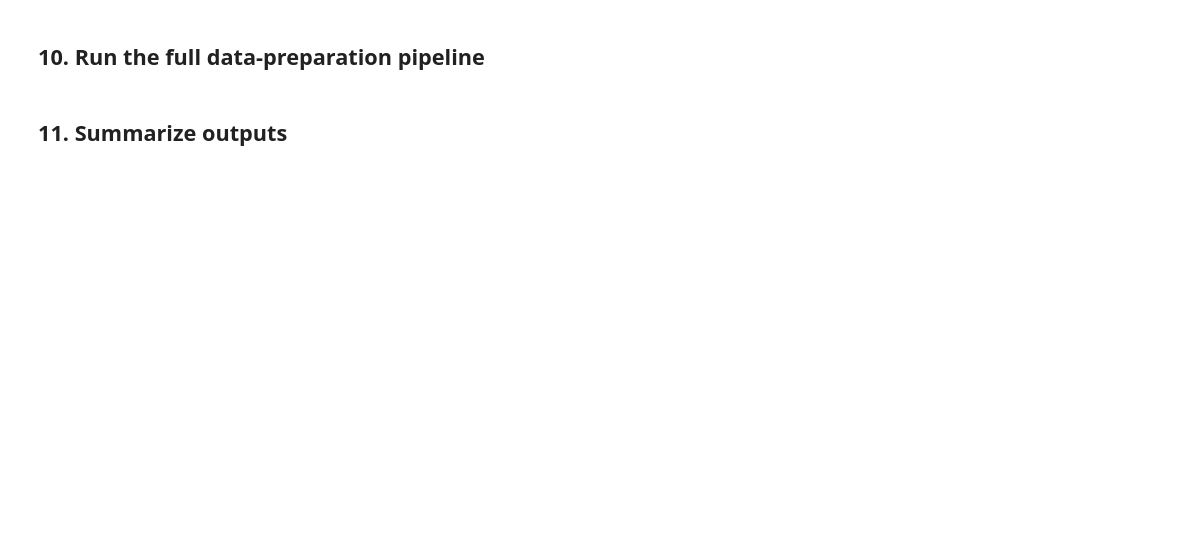
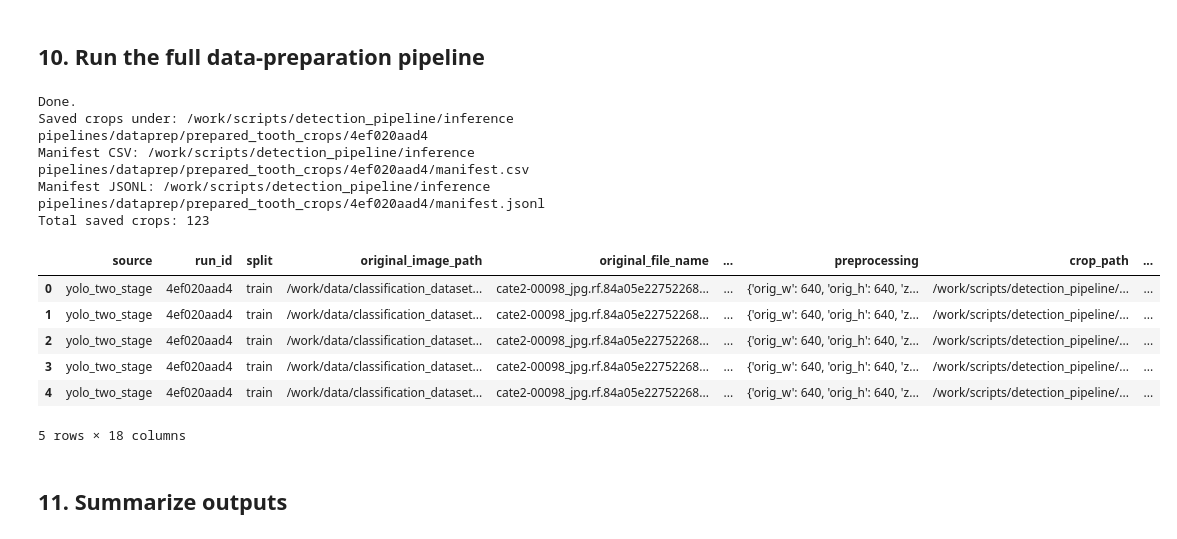
Before and after one commit to sutheo17/VITMMB10-halado-adatelemzesi-labor, a Jupyter notebook: project/scripts/detection_pipeline/inference pipelines/dataprep/yolo_two_stage_dataprep_pipeline.ipynb, the cells around one changed output. Saved outputs shown, nothing was run; the diff lists cells and outputs as text; code cells hidden in the pictures; blank space fills up the shorter version.

```diff
--- a/project/scripts/detection_pipeline/inference pipelines/dataprep/yolo_two_stage_dataprep_pipeline.ipynb
+++ b/project/scripts/detection_pipeline/inference pipelines/dataprep/yolo_two_stage_dataprep_pipeline.ipynb
@@ -63,9 +67,13 @@ class PipelineConfig:
     # User-selectable image filtering labels.
     # If empty, all images are processed. Otherwise, an image is processed when it has
     # at least one COCO annotation whose category name/id matches these selections.
-    selected_image_category_names: tuple[str, ...] = ('frontal',)
-    selected_image_category_ids: tuple[int, ...] = ()
-    category_name_match_mode: str = 'contains'  # 'contains' or 'exact', case-insensitive
+    selected_image_category_names: tuple[str, ...] = ()
+
+    selected_image_category_ids: tuple[int, ...] = (#1, #34, 35, 36, 37, 38, 39, 40, 41, 42, 43, 44, 45, 46, 47, 48, 49, 50, 51,
+                                                    #52 , 53, 54, 55, 56, 57, 58, 59, 60, 61, 62, 63, 64, 65, 66, 67, 68, 69, 70,
+                                                    #71, 72, 73, 74, 75, 76, 77, 78, 79)
+    )
+    category_name_match_mode: str = 'startswith'  # 'contains' or 'exact', case-insensitive
 
     # YOLO/model configuration copied from the evaluation notebook.
     image_size: int = 640
@@ -245,7 +303,7 @@ class LitYOLOv5(torch.nn.Module):
             'label_smoothing': 0.0, 'anchor_t': 4.0,
         }
 
-model_path = PROJECT_ROOT / 'output' / cfg.experiment_name / 'weights' / 'final_model.pt'
+model_path = PROJECT_ROOT / 'final_models' / cfg.experiment_name / 'weights' / 'final_model.pt'
 if not model_path.exists():
     raise FileNotFoundError(f'Model weights not found at {model_path}')
 
@@ -534,21 +613,17 @@ def save_crop_with_metadata(
 ) -> dict[str, Any]:
     output_image_dir.mkdir(parents=True, exist_ok=True)
     crop_path = output_image_dir / f'{crop_name}.jpg'
-    meta_path = output_image_dir / f'{crop_name}.json'
 
     crop = orig_img.crop(crop_box)
     crop.save(crop_path, quality=cfg.jpeg_quality)
 
     metadata = dict(metadata)
     metadata['crop_path'] = str(crop_path)
-    metadata['metadata_path'] = str(meta_path)
     metadata['crop_box_xyxy'] = list(map(int, crop_box))
     metadata['crop_width'] = int(crop_box[2] - crop_box[0])
     metadata['crop_height'] = int(crop_box[3] - crop_box[1])
 
-    with meta_path.open('w', encoding='utf-8') as f:
-        json.dump(metadata, f, indent=2)
-
+    # INNEN KIVETTÜK A JSON MENTÉST! Csak visszaadjuk a dict-et.
     return metadata
 
 
@@ -642,6 +724,8 @@ for record in tqdm(all_records, desc='Processing filtered classification images'
     pred_labels = final_pred_padded['labels'].detach().cpu()
     pred_scores = final_pred_padded['scores'].detach().cpu()
 
+    image_folder_metadata = []
+
     # Save YOLO-selected tooth crops.
     for i, (box, label, score) in enumerate(zip(pred_boxes_original, pred_labels, pred_scores)):
         crop_box = expand_and_clip_xyxy(box.tolist(), orig_w, orig_h, margin=cfg.yolo_crop_margin)
@@ -676,8 +760,15 @@ for record in tqdm(all_records, desc='Processing filtered classification images'
             },
         )
         manifest_rows.append(meta)
+        image_folder_metadata.append(meta) # Hozzáadjuk a mappa-szintű listához is
+
+    if len(image_folder_metadata) > 0:
+        folder_json_path = image_output_dir / 'annotations.json'
+        with folder_json_path.open('w', encoding='utf-8') as f:
+            json.dump(image_folder_metadata, f, indent=2)
 
     # Save annotated teeth missed by YOLO.
+    '''
     missed_annotations = find_missed_annotations(
         record['annotations'],
         pred_boxes_original,
@@ -709,34 +800,47 @@ for record in tqdm(all_records, desc='Processing filtered classification images'
                 'original_image_path': str(image_path),
                 'original_file_name': record['file_name'],
                 'image_id': int(record['image_id']),
                 'annotation_id': int(ann.get('id', -1)),
                 'original_width': orig_w,
                 'original_height': orig_h,
                 'coco_category_id': coco_category_id,
                 'category_name': category_name,
                 'score': None,
                 'raw_box_original_xyxy': [float(x) for x in gt_xyxy],
                 'margin_used': cfg.missed_gt_crop_margin,
                 'matched_yolo_iou_threshold': cfg.missed_match_iou_threshold,
             },
         )
         manifest_rows.append(meta)
-
+'''
 manifest_df = pd.DataFrame(manifest_rows)
 manifest_csv_path = RUN_OUTPUT_DIR / 'manifest.csv'
 manifest_jsonl_path = RUN_OUTPUT_DIR / 'manifest.jsonl'
 
 manifest_df.to_csv(manifest_csv_path, index=False)
 with manifest_jsonl_path.open('w', encoding='utf-8') as f:
     for row in manifest_rows:
         f.write(json.dumps(row) + '\n')
 
 print('Done.')
 print('Saved crops under:', RUN_OUTPUT_DIR)
 print('Manifest CSV:', manifest_csv_path)
 print('Manifest JSONL:', manifest_jsonl_path)
 print('Total saved crops:', len(manifest_df))
 display(manifest_df.head())
+# %% [output]
+Done.
+Saved crops under: /work/scripts/detection_pipeline/inference pipelines/dataprep/prepared_tooth_crops/4ef020aad4
+Manifest CSV: /work/scripts/detection_pipeline/inference pipelines/dataprep/prepared_tooth_crops/4ef020aad4/manifest.csv
+Manifest JSONL: /work/scripts/detection_pipeline/inference pipelines/dataprep/prepared_tooth_crops/4ef020aad4/manifest.jsonl
+Total saved crops: 123
+|  | source | run_id | split | original_image_path | original_file_name | ... | preprocessing | crop_path | ... |
+| 0 | yolo_two_stage | 4ef020aad4 | train | /work/data/classification_dataset... | cate2-00098_jpg.rf.84a05e22752268... | ... | {'orig_w': 640, 'orig_h': 640, 'z... | /work/scripts/detection_pipeline/... | ... |
+| 1 | yolo_two_stage | 4ef020aad4 | train | /work/data/classification_dataset... | cate2-00098_jpg.rf.84a05e22752268... | ... | {'orig_w': 640, 'orig_h': 640, 'z... | /work/scripts/detection_pipeline/... | ... |
+| 2 | yolo_two_stage | 4ef020aad4 | train | /work/data/classification_dataset... | cate2-00098_jpg.rf.84a05e22752268... | ... | {'orig_w': 640, 'orig_h': 640, 'z... | /work/scripts/detection_pipeline/... | ... |
+| 3 | yolo_two_stage | 4ef020aad4 | train | /work/data/classification_dataset... | cate2-00098_jpg.rf.84a05e22752268... | ... | {'orig_w': 640, 'orig_h': 640, 'z... | /work/scripts/detection_pipeline/... | ... |
+| 4 | yolo_two_stage | 4ef020aad4 | train | /work/data/classification_dataset... | cate2-00098_jpg.rf.84a05e22752268... | ... | {'orig_w': 640, 'orig_h': 640, 'z... | /work/scripts/detection_pipeline/... | ... |
+5 rows × 18 columns
 # %% [markdown]
 ## 11. Summarize outputs
 # %%
```
Also changed, not shown: parts of 8 cells of this notebook, 29 other files.
